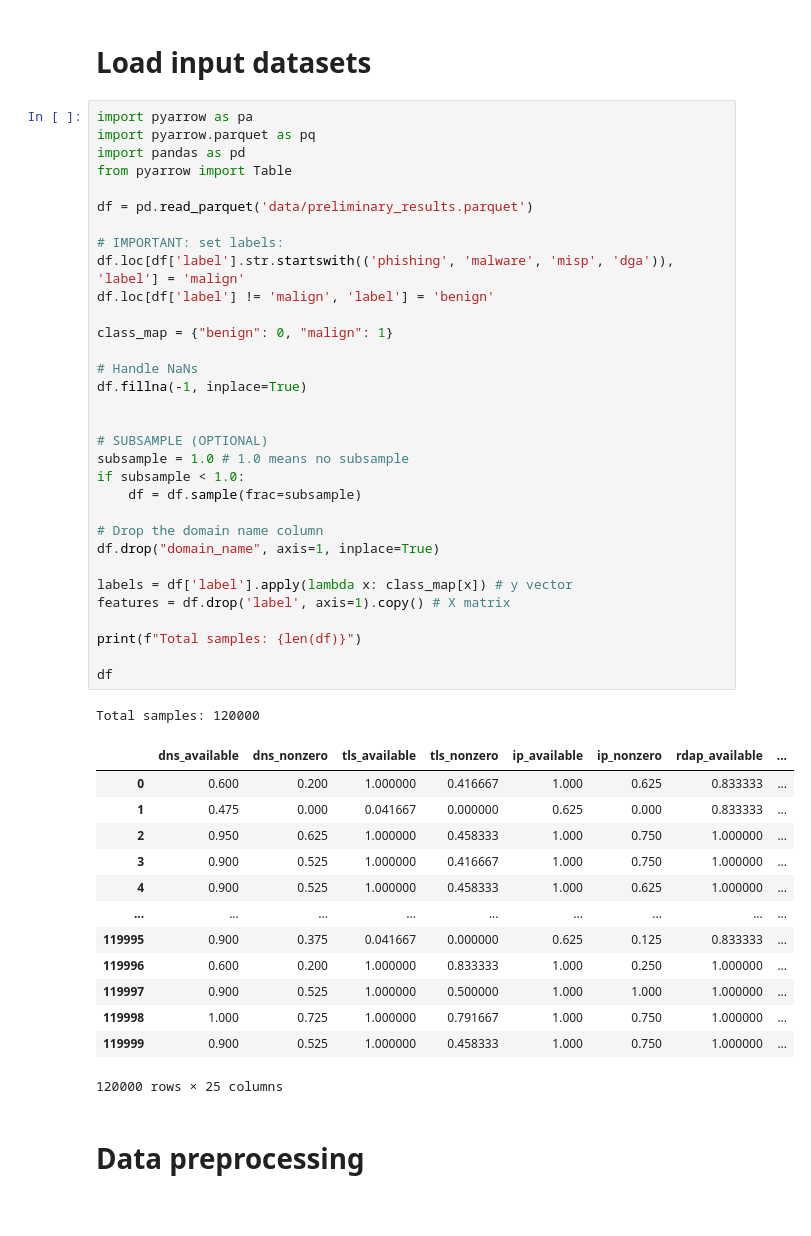
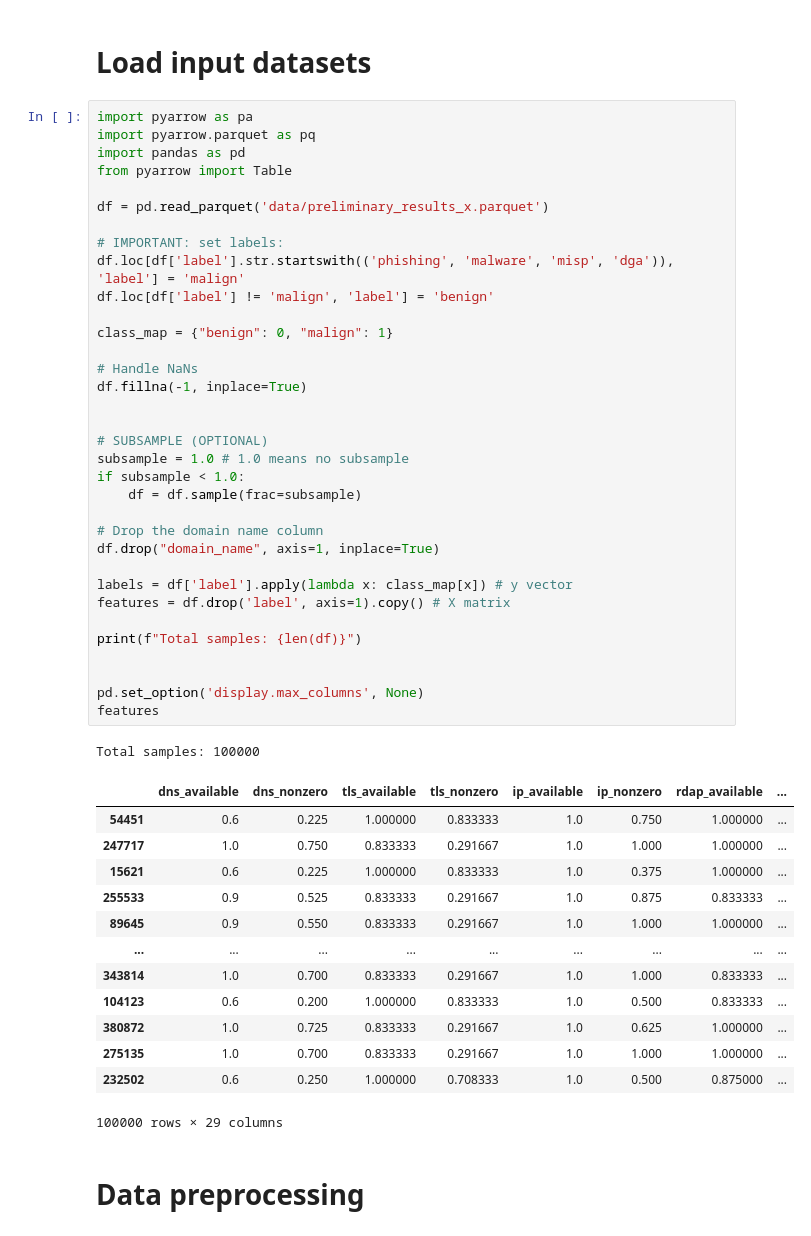
Before and after one commit to nesfit/domainradar-training, a Jupyter notebook: decision/decision_nn-train.ipynb, the cells around one changed output. Saved outputs shown, nothing was run; the diff lists cells and outputs as text.

```diff
--- a/decision/decision_nn-train.ipynb
+++ b/decision/decision_nn-train.ipynb
@@ -29,48 +29,50 @@ import pyarrow as pa
 import pyarrow.parquet as pq
 import pandas as pd
 from pyarrow import Table
 
-df = pd.read_parquet('data/preliminary_results.parquet')
+df = pd.read_parquet('data/preliminary_results_x.parquet')
 
 # IMPORTANT: set labels:
 df.loc[df['label'].str.startswith(('phishing', 'malware', 'misp', 'dga')), 'label'] = 'malign'
 df.loc[df['label'] != 'malign', 'label'] = 'benign'
 
 class_map = {"benign": 0, "malign": 1}
 
 # Handle NaNs
 df.fillna(-1, inplace=True)
 
 
 # SUBSAMPLE (OPTIONAL)
 subsample = 1.0 # 1.0 means no subsample
 if subsample < 1.0:
     df = df.sample(frac=subsample)
 
 # Drop the domain name column
 df.drop("domain_name", axis=1, inplace=True)
 
 labels = df['label'].apply(lambda x: class_map[x]) # y vector
 features = df.drop('label', axis=1).copy() # X matrix
 
 print(f"Total samples: {len(df)}")
 
-df
+
+pd.set_option('display.max_columns', None)
+features
 # %% [output]
-Total samples: 120000
+Total samples: 100000
 |  | dns_available | dns_nonzero | tls_available | tls_nonzero | ip_available | ip_nonzero | rdap_available | ... |
-| 0 | 0.600 | 0.200 | 1.000000 | 0.416667 | 1.000 | 0.625 | 0.833333 | ... |
-| 1 | 0.475 | 0.000 | 0.041667 | 0.000000 | 0.625 | 0.000 | 0.833333 | ... |
-| 2 | 0.950 | 0.625 | 1.000000 | 0.458333 | 1.000 | 0.750 | 1.000000 | ... |
-| 3 | 0.900 | 0.525 | 1.000000 | 0.416667 | 1.000 | 0.750 | 1.000000 | ... |
-| 4 | 0.900 | 0.525 | 1.000000 | 0.458333 | 1.000 | 0.625 | 1.000000 | ... |
+| 54451 | 0.6 | 0.225 | 1.000000 | 0.833333 | 1.0 | 0.750 | 1.000000 | ... |
+| 247717 | 1.0 | 0.750 | 0.833333 | 0.291667 | 1.0 | 1.000 | 1.000000 | ... |
+| 15621 | 0.6 | 0.225 | 1.000000 | 0.833333 | 1.0 | 0.375 | 1.000000 | ... |
+| 255533 | 0.9 | 0.525 | 0.833333 | 0.291667 | 1.0 | 0.875 | 0.833333 | ... |
+| 89645 | 0.9 | 0.550 | 0.833333 | 0.291667 | 1.0 | 1.000 | 1.000000 | ... |
 | ... | ... | ... | ... | ... | ... | ... | ... | ... |
-| 119995 | 0.900 | 0.375 | 0.041667 | 0.000000 | 0.625 | 0.125 | 0.833333 | ... |
-| 119996 | 0.600 | 0.200 | 1.000000 | 0.833333 | 1.000 | 0.250 | 1.000000 | ... |
-| 119997 | 0.900 | 0.525 | 1.000000 | 0.500000 | 1.000 | 1.000 | 1.000000 | ... |
-| 119998 | 1.000 | 0.725 | 1.000000 | 0.791667 | 1.000 | 0.750 | 1.000000 | ... |
-| 119999 | 0.900 | 0.525 | 1.000000 | 0.458333 | 1.000 | 0.750 | 1.000000 | ... |
+| 343814 | 1.0 | 0.700 | 0.833333 | 0.291667 | 1.0 | 1.000 | 0.833333 | ... |
+| 104123 | 0.6 | 0.200 | 1.000000 | 0.833333 | 1.0 | 0.500 | 0.833333 | ... |
+| 380872 | 1.0 | 0.725 | 0.833333 | 0.291667 | 1.0 | 0.625 | 1.000000 | ... |
+| 275135 | 1.0 | 0.700 | 0.833333 | 0.291667 | 1.0 | 1.000 | 1.000000 | ... |
+| 232502 | 0.6 | 0.250 | 1.000000 | 0.708333 | 1.0 | 0.500 | 0.875000 | ... |
-120000 rows × 25 columns
+100000 rows × 29 columns
 # %% [markdown]
 # Data preprocessing
 # %%
```
Also changed, not shown: parts of 8 cells of this notebook, 15 other files.
